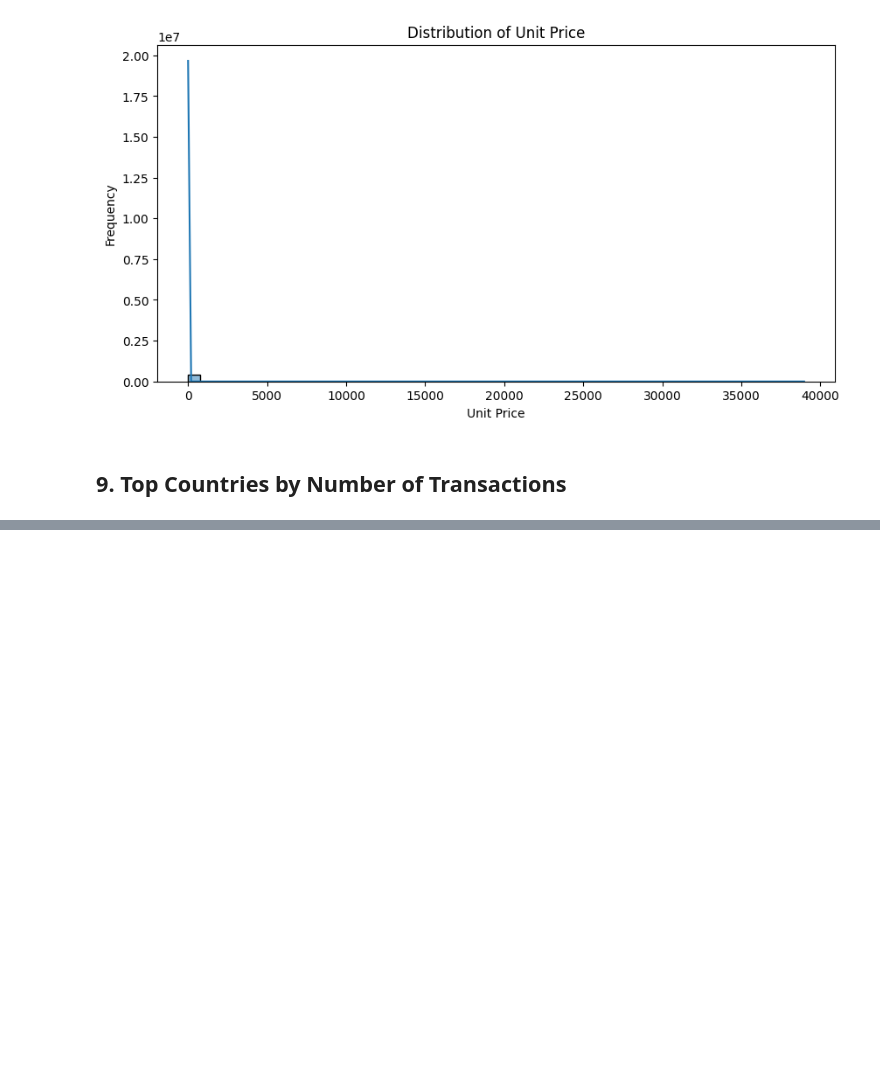
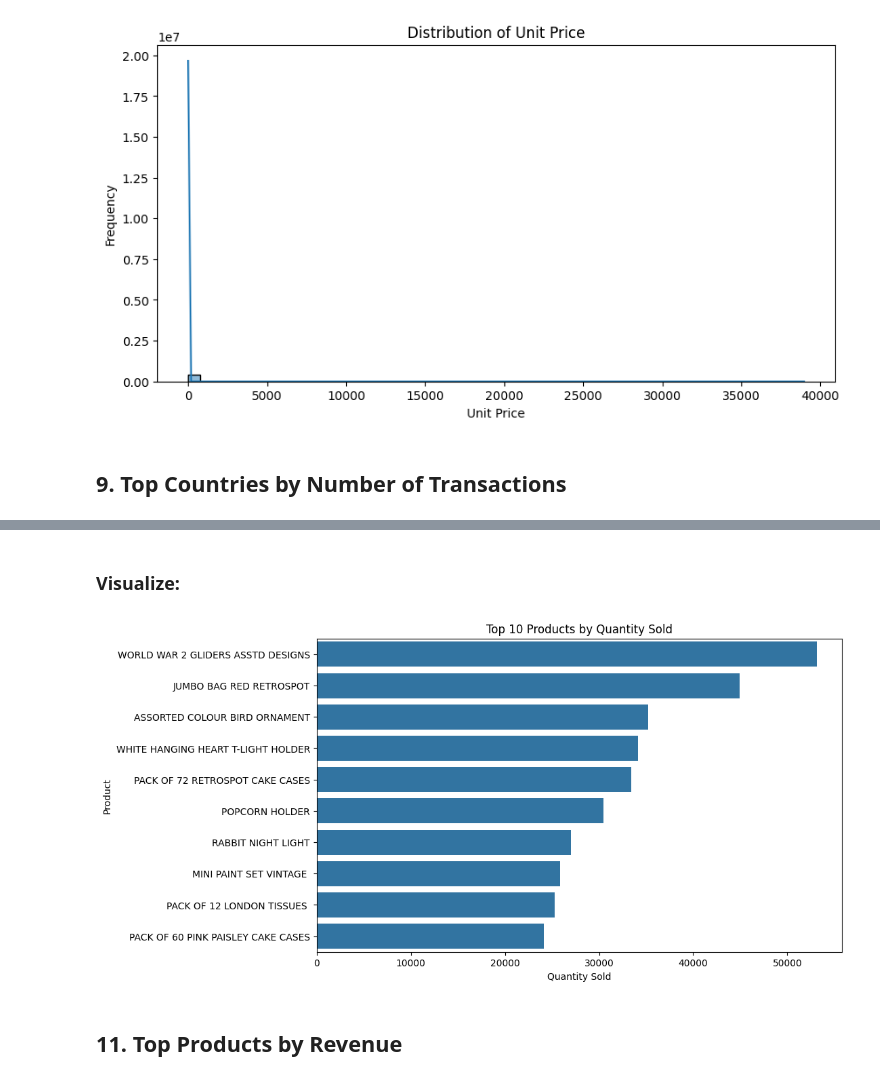
Before and after one commit to siddharth-kushwaha03/CODESOFT, a Jupyter notebook: CodeSoft_Task2/CodeSoft_task2.ipynb, the cells around one changed output, grey strips where cells are left out. Saved outputs shown, nothing was run; the diff lists cells and outputs as text; code cells hidden in the pictures; blank space fills up the shorter version.

```diff
--- a/CodeSoft_Task2/CodeSoft_task2.ipynb
+++ b/CodeSoft_Task2/CodeSoft_task2.ipynb
@@ -152,0 +185,9 @@ plt.show()
+# %%
+top_products = (
+    df.groupby("Description")["Quantity"]
+    .sum()
+    .sort_values(ascending=False)
+    .head(10)
+)
+
+top_products
@@ -152,0 +207,18 @@ plt.show()
+# %% [markdown]
+### Visualize:
+# %%
+plt.figure(figsize=(10, 6))
+
+sns.barplot(
+    x=top_products.values,
+    y=top_products.index
+)
+
+plt.title("Top 10 Products by Quantity Sold")
+plt.xlabel("Quantity Sold")
+plt.ylabel("Product")
+plt.show()
+# %% [output]
+[figure, added]
+# %% [markdown]
+## 11. Top Products by Revenue
```
Also changed, not shown: parts of 53 cells of this notebook.
